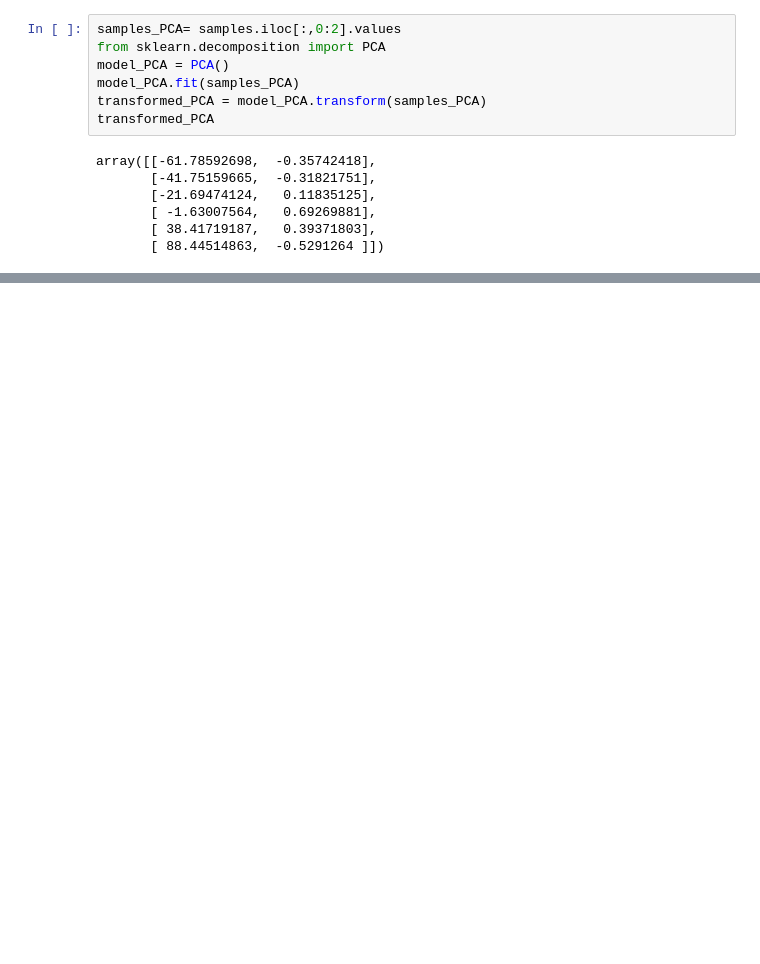
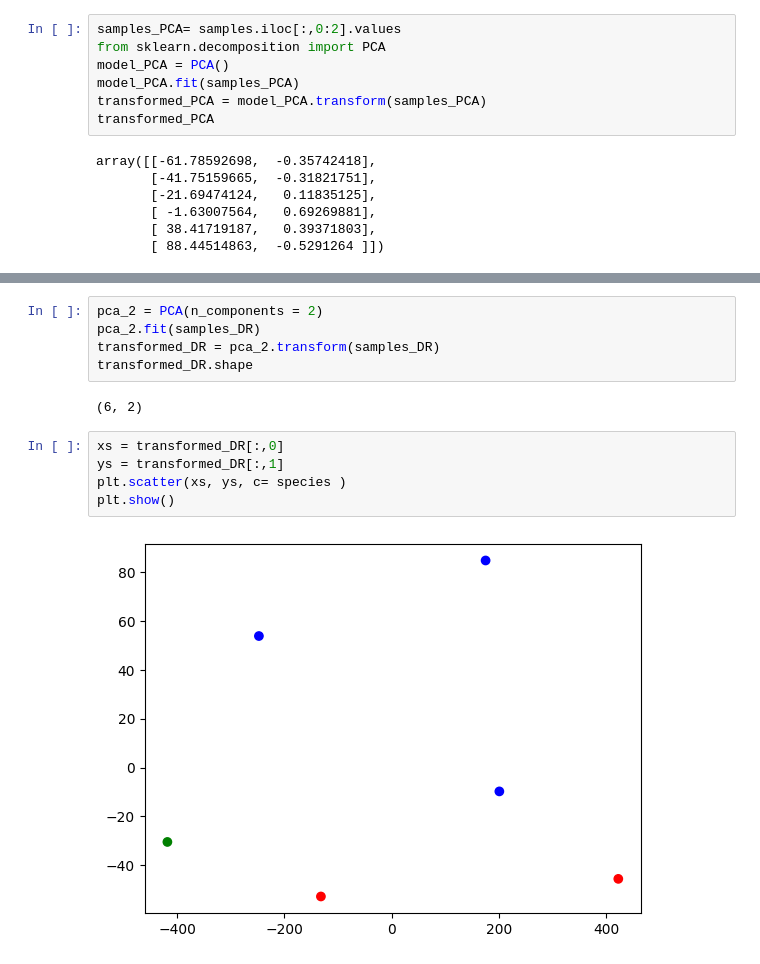
Before and after one commit to magannamazur/Codewars, a Jupyter notebook: DataCamp/e_unsupervised.ipynb, the cells around one changed output, grey strips where cells are left out. Cells and saved outputs as stored; diff of their text form; blank space fills up the shorter version.

```diff
--- a/DataCamp/e_unsupervised.ipynb
+++ b/DataCamp/e_unsupervised.ipynb
@@ -331,0 +428,14 @@ plt.show()
+# %%
+pca_2 = PCA(n_components = 2)
+pca_2.fit(samples_DR)
+transformed_DR = pca_2.transform(samples_DR)
+transformed_DR.shape
+# %% [output]
+(6, 2)
+# %%
+xs = transformed_DR[:,0]
+ys = transformed_DR[:,1]
+plt.scatter(xs, ys, c= species )
+plt.show()
+# %% [output]
+[figure, added]
```
Also changed, not shown: parts of 63 cells of this notebook.
